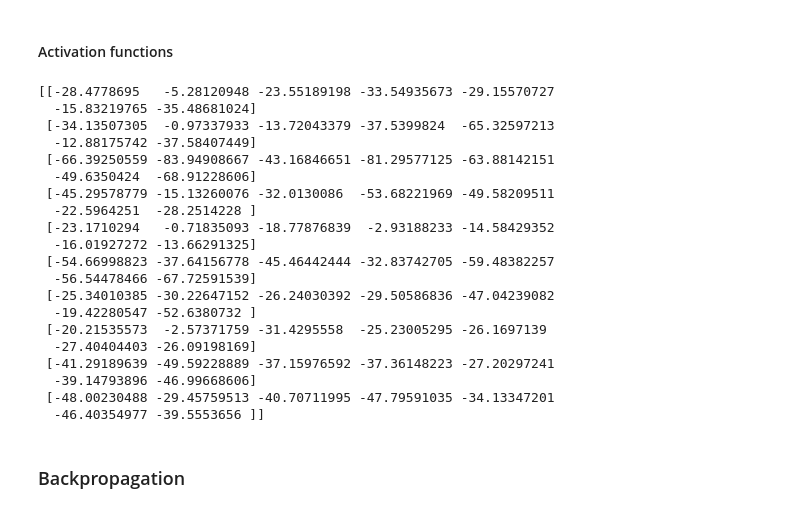
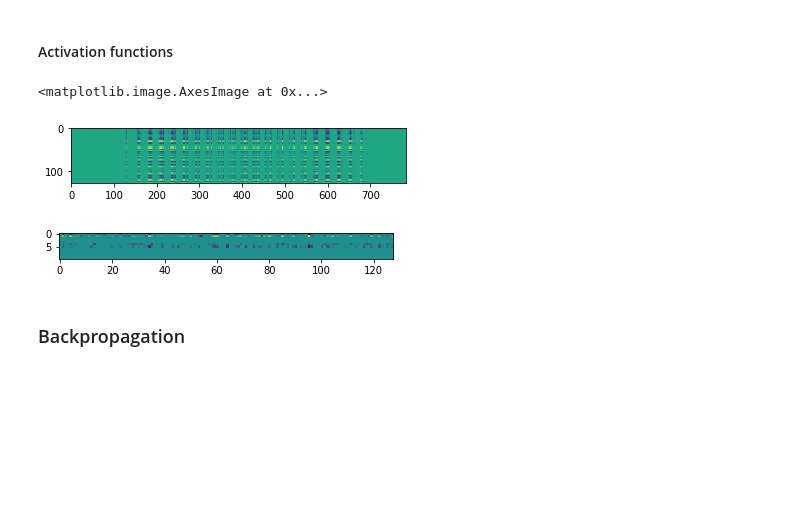
Before and after one commit to Silverlined/MNIST-Neural-Network, a Jupyter notebook: MNIST_Neural_Network_Numpy.ipynb, the cells around one changed output. Cells and saved outputs as stored; diff of their text form; code cells hidden in the pictures; blank space fills up the shorter version.

```diff
--- a/MNIST_Neural_Network_Numpy.ipynb
+++ b/MNIST_Neural_Network_Numpy.ipynb
@@ -277,39 +277,39 @@ def forward_backward(weights, x_train, y_train):
     x_relu = ReLU(x_layer1)
     x_layer2 = weights["W2"] @ x_relu
     x_lsm = logSoftMax(x_layer2)
+    x_loss = (-output.T * y_train).mean(axis=1)
 
-    print(x_lsm)
-    #x_loss = (-output * x_lsm).mean(axis=1)
+    # backward pass
+    d_output = -output / len(y_train)
+    #print(d_output.shape, x_lsm.shape)
 
-    #print(x_layer2)
-    #print(x_layer2.shape)
+    # derivative of logsoftmax
+    d_x_lsm = d_output - np.exp(x_lsm.T) * d_output.sum(axis=1).reshape((-1, 1))
 
-    #print(x_lsm)
+    # derivative of layer_2
+    d_layer2 = x_relu @ d_x_lsm
+    d_x_relu = d_x_lsm @ x_layer2
+    #print(d_x_relu.shape)
+
+    # derivative of relu
+    d_x_layer1 = (x_relu > 0).astype(np.float32) @ d_x_relu
+
+    # derivative of l1
+    d_layer1 = x_train @ d_x_layer1.T
+
+    return x_loss, x_layer2, d_layer1, d_layer2
 # %%
 nn = NumpyNeuralNetwork(sizes=[784,128,10])
-s = range(7)
-forward_backward(nn.weights, X_test[s].reshape((-1, 28*28)).T, Y_train[s])
+s = [0,1,2,3]
+x_loss, x_l2, d_l1, d_l2 = forward_backward(nn.weights, X_train[s].reshape((-1, 28*28)).T, Y_train[s])
+
+imshow(d_l1.T)
+figure()
+imshow(d_l2.T)
 # %% [output]
-[[-28.4778695   -5.28120948 -23.55189198 -33.54935673 -29.15570727
-  -15.83219765 -35.48681024]
- [-34.13507305  -0.97337933 -13.72043379 -37.5399824  -65.32597213
-  -12.88175742 -37.58407449]
- [-66.39250559 -83.94908667 -43.16846651 -81.29577125 -63.88142151
-  -49.6350424  -68.91228606]
- [-45.29578779 -15.13260076 -32.0130086  -53.68221969 -49.58209511
-  -22.5964251  -28.2514228 ]
- [-23.1710294   -0.71835093 -18.77876839  -2.93188233 -14.58429352
-  -16.01927272 -13.66291325]
- [-54.66998823 -37.64156778 -45.46442444 -32.83742705 -59.48382257
-  -56.54478466 -67.72591539]
- [-25.34010385 -30.22647152 -26.24030392 -29.50586836 -47.04239082
-  -19.42280547 -52.6380732 ]
- [-20.21535573  -2.57371759 -31.4295558  -25.23005295 -26.1697139
-  -27.40404403 -26.09198169]
- [-41.29189639 -49.59228889 -37.15976592 -37.36148223 -27.20297241
-  -39.14793896 -46.99668606]
- [-48.00230488 -29.45759513 -40.70711995 -47.79591035 -34.13347201
-  -46.40354977 -39.5553656 ]]
+<matplotlib.image.AxesImage at 0x...>
+[figure, added]
+[figure, added]
 # %% [markdown]
 ### Backpropagation
 # %% [markdown]
```
Also changed, not shown: parts of 6 cells of this notebook.
